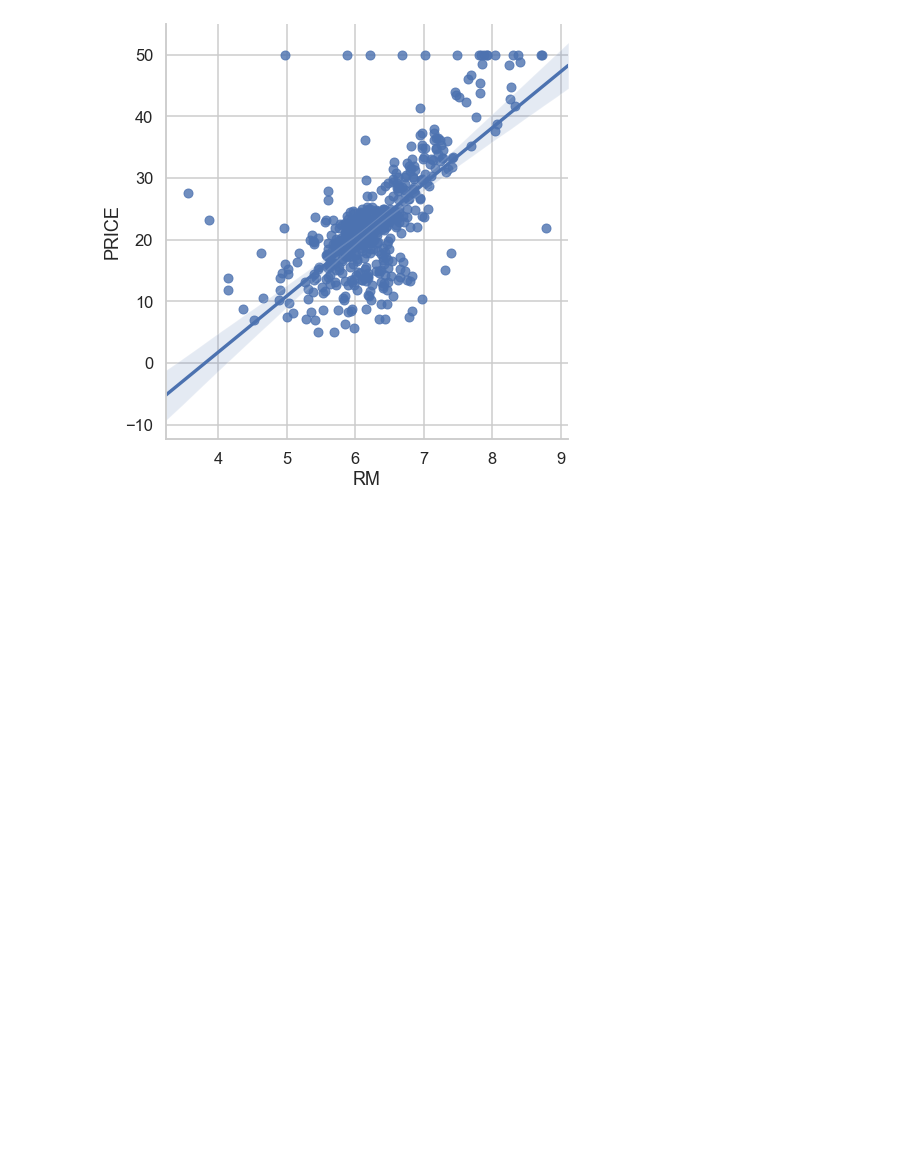
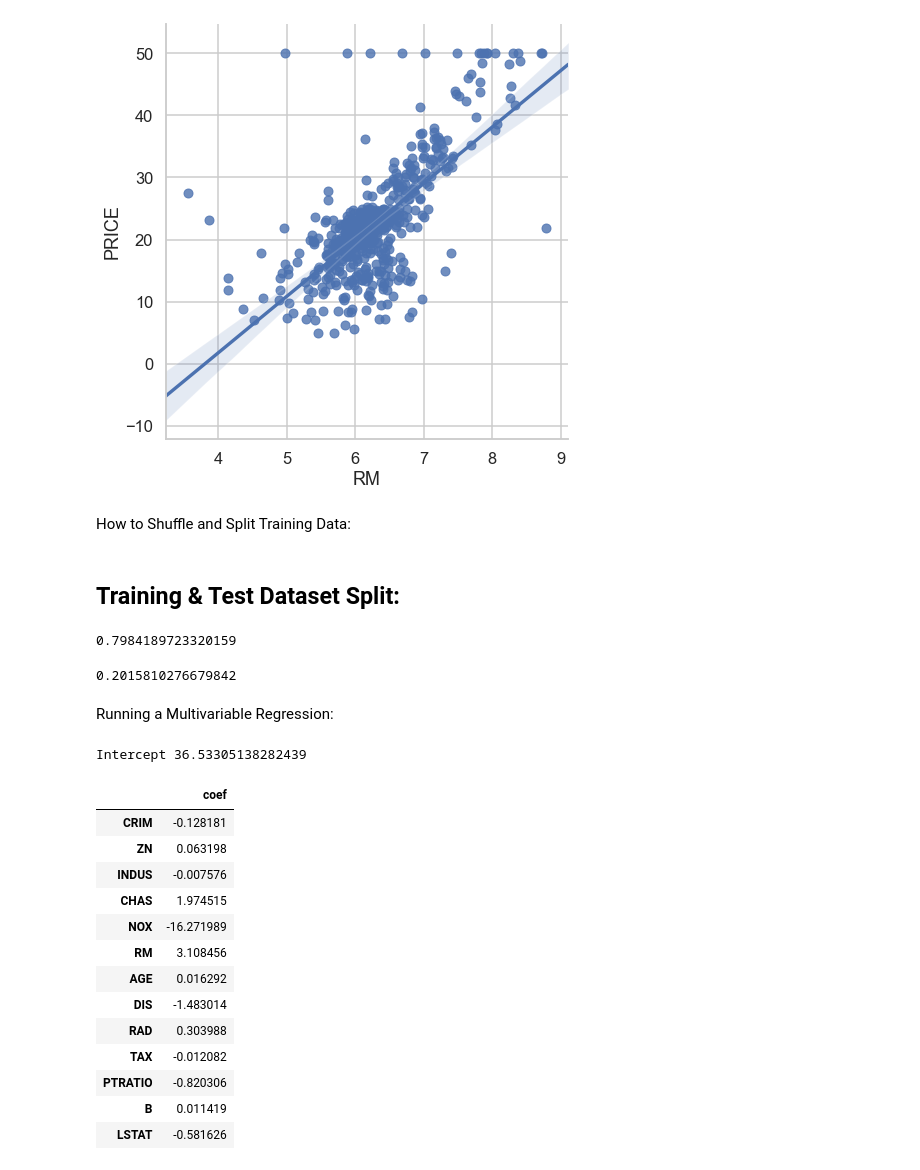
Before and after one commit to Sampatankar/DataScienceBootcamp2020-Python, a Jupyter notebook: 5MultivariableLinearRegression/04 Multivariate Regression.ipynb, the cells around one changed output. Saved outputs shown, nothing was run; the diff lists cells and outputs as text; code cells hidden in the pictures; blank space fills up the shorter version.

```diff
--- a/5MultivariableLinearRegression/04 Multivariate Regression.ipynb
+++ b/5MultivariableLinearRegression/04 Multivariate Regression.ipynb
@@ -503,3 +505,47 @@ plt.show()
 
 # sns.pairplot(data, kind='reg', plot_kws={'line_kws':{'color':  'cyan'}})
 # plt.show() - takes ~1min to plot
+# %% [markdown]
+How to Shuffle and Split Training Data:
+# %% [markdown]
+## Training & Test Dataset Split:
+# %%
+prices = data['PRICE']
+features = data.drop('PRICE', axis=1)
+
+X_train, X_test, y_train, y_test = train_test_split(features, prices, test_size=0.2, random_state=10)
+
+# % of training set:
+len(X_train)/len(features)
+# %% [output]
+0.7984189723320159
+# %%
+# % of test data set:
+X_test.shape[0]/features.shape[0]
+# %% [output]
+0.2015810276679842
+# %% [markdown]
+ Running a Multivariable Regression:
+# %%
+# Training the model:
+regr = LinearRegression()
+regr.fit(X_train, y_train)
+
+print('Intercept', regr.intercept_)
+pd.DataFrame(data=regr.coef_, index=X_train.columns, columns=['coef'])
+# %% [output]
+Intercept 36.53305138282439
+|  | coef |
+| CRIM | -0.128181 |
+| ZN | 0.063198 |
+| INDUS | -0.007576 |
+| CHAS | 1.974515 |
+| NOX | -16.271989 |
+| RM | 3.108456 |
+| AGE | 0.016292 |
+| DIS | -1.483014 |
+| RAD | 0.303988 |
+| TAX | -0.012082 |
+| PTRATIO | -0.820306 |
+| B | 0.011419 |
+| LSTAT | -0.581626 |
```
Also changed, not shown: parts of 2 cells of this notebook.
